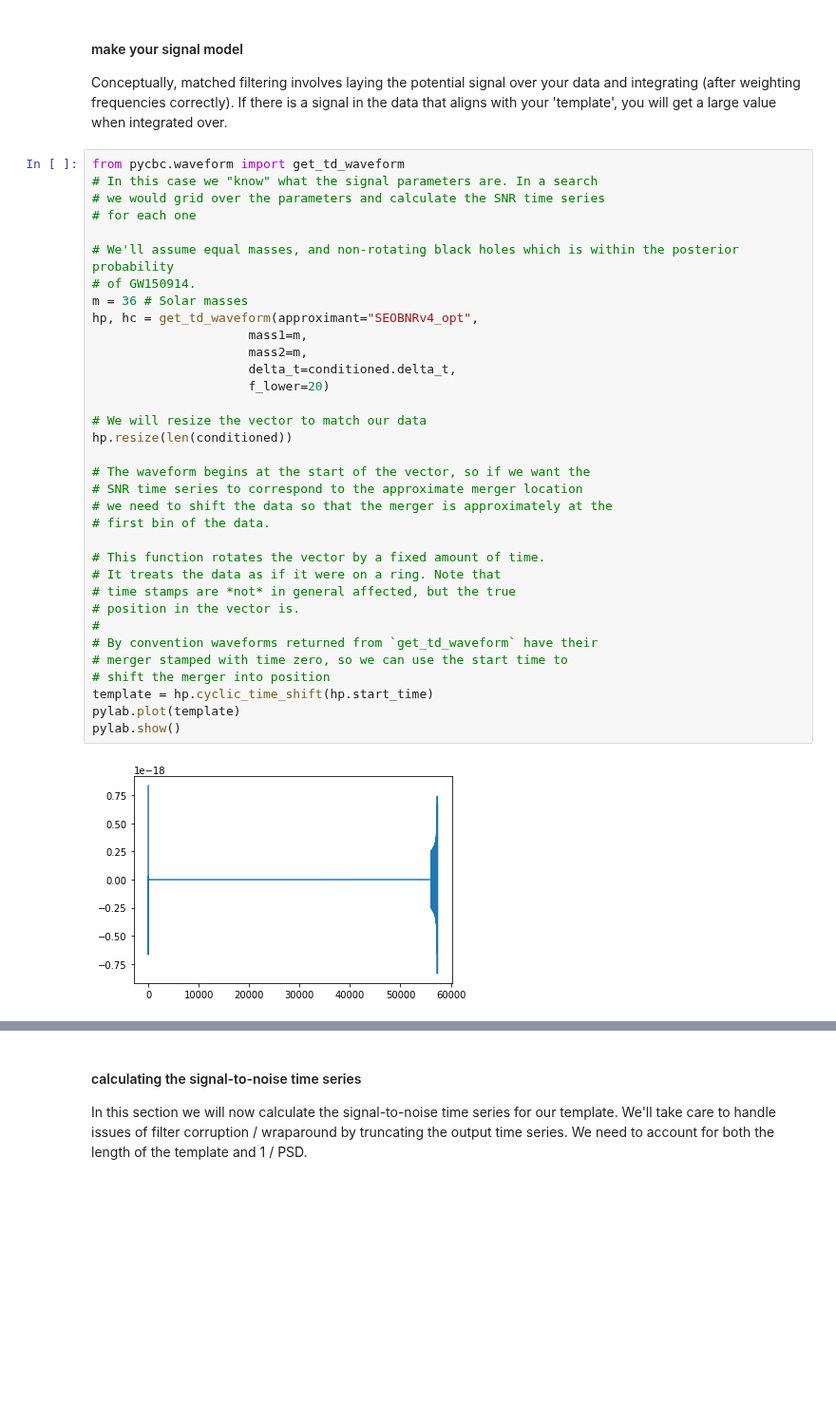
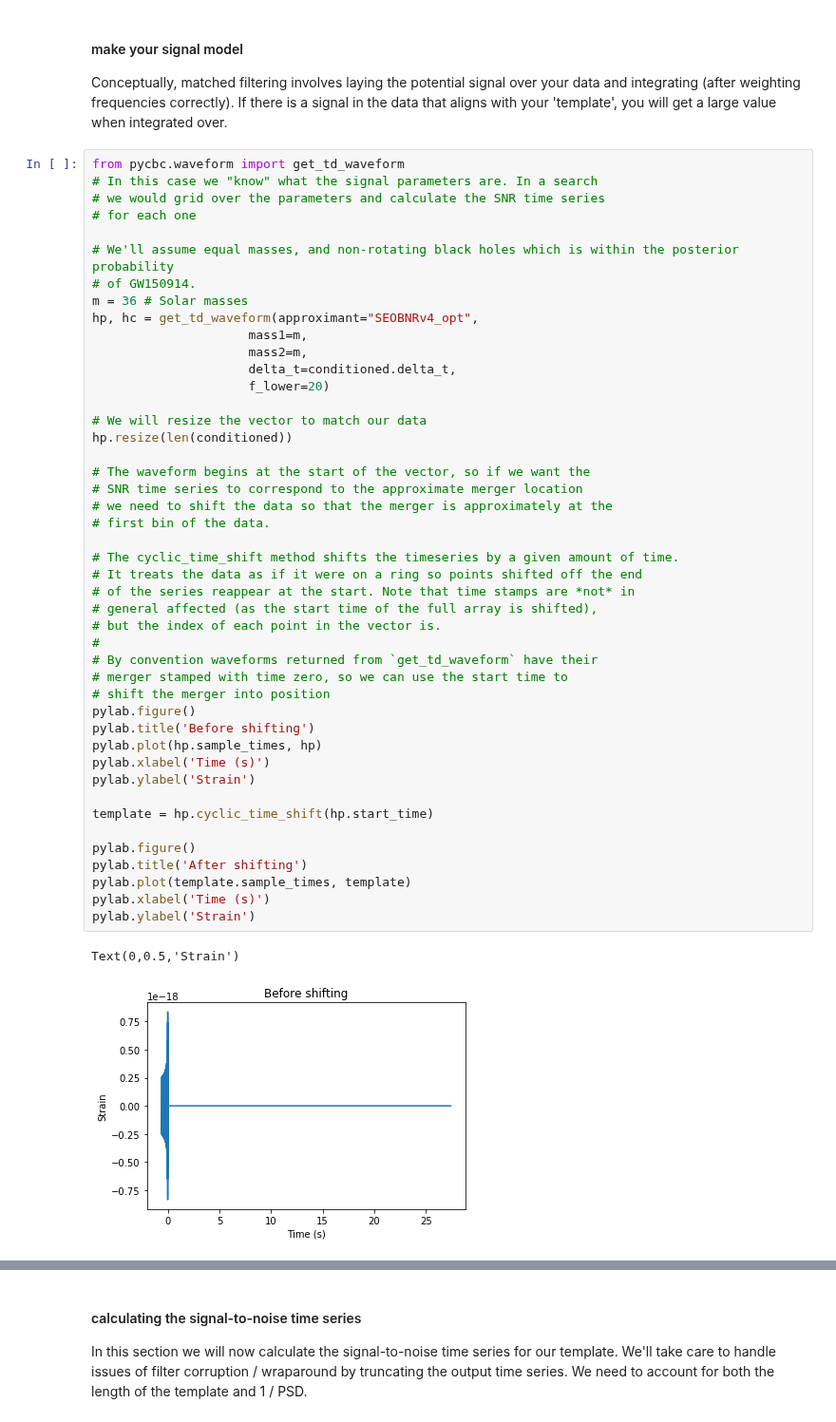
Before and after one commit to gw-odw/odw-2019, a Jupyter notebook: Day_2/Tuto_2.2_Matched_Filtering_In_action.ipynb, the cells around one changed output, grey strips where cells are left out. Shown at 95% size. Saved outputs shown, nothing was run; the diff lists cells and outputs as text; blank space fills up the shorter version.

```diff
--- a/Day_2/Tuto_2.2_Matched_Filtering_In_action.ipynb
+++ b/Day_2/Tuto_2.2_Matched_Filtering_In_action.ipynb
@@ -96,36 +96,48 @@ Conceptually, matched filtering involves laying the potential signal over your d
 # %%
 from pycbc.waveform import get_td_waveform
 # In this case we "know" what the signal parameters are. In a search
 # we would grid over the parameters and calculate the SNR time series
 # for each one
 
 # We'll assume equal masses, and non-rotating black holes which is within the posterior probability
 # of GW150914.
 m = 36 # Solar masses
 hp, hc = get_td_waveform(approximant="SEOBNRv4_opt",
                      mass1=m,
                      mass2=m,
                      delta_t=conditioned.delta_t,
                      f_lower=20)
 
 # We will resize the vector to match our data
 hp.resize(len(conditioned))
 
 # The waveform begins at the start of the vector, so if we want the
 # SNR time series to correspond to the approximate merger location
 # we need to shift the data so that the merger is approximately at the
 # first bin of the data.
 
-# This function rotates the vector by a fixed amount of time.
-# It treats the data as if it were on a ring. Note that
-# time stamps are *not* in general affected, but the true
-# position in the vector is.
+# The cyclic_time_shift method shifts the timeseries by a given amount of time.
+# It treats the data as if it were on a ring so points shifted off the end
+# of the series reappear at the start. Note that time stamps are *not* in
+# general affected (as the start time of the full array is shifted),
+# but the index of each point in the vector is.
 #
 # By convention waveforms returned from `get_td_waveform` have their
 # merger stamped with time zero, so we can use the start time to
 # shift the merger into position
+pylab.figure()
+pylab.title('Before shifting')
+pylab.plot(hp.sample_times, hp)
+pylab.xlabel('Time (s)')
+pylab.ylabel('Strain')
+
 template = hp.cyclic_time_shift(hp.start_time)
-pylab.plot(template)
-pylab.show()
+
+pylab.figure()
+pylab.title('After shifting')
+pylab.plot(template.sample_times, template)
+pylab.xlabel('Time (s)')
+pylab.ylabel('Strain')
 # %% [output]
+Text(0,0.5,'Strain')
-[figure, old version]
+[figure, new version]
```
Also changed, not shown: parts of 3 cells of this notebook, 1 other file.
